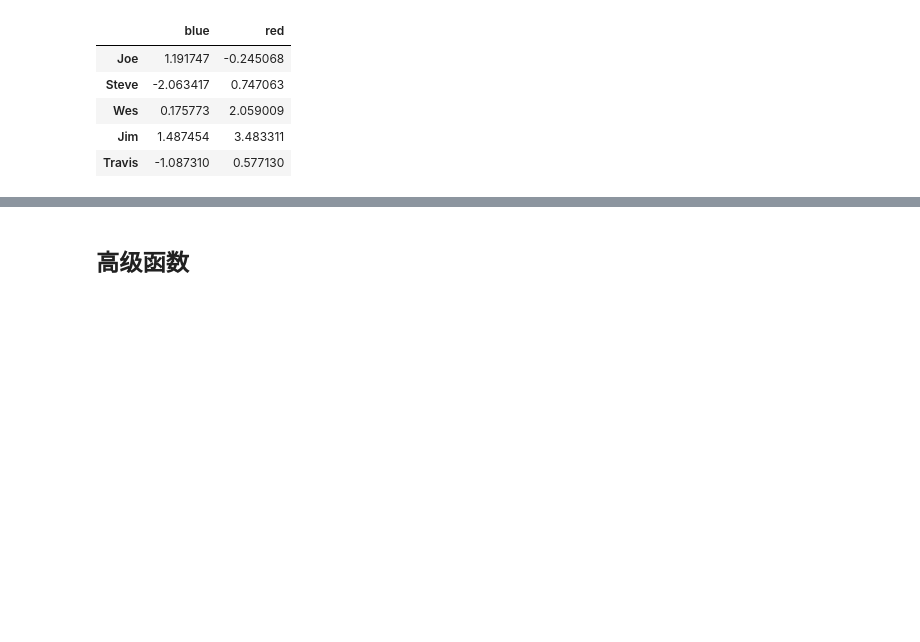
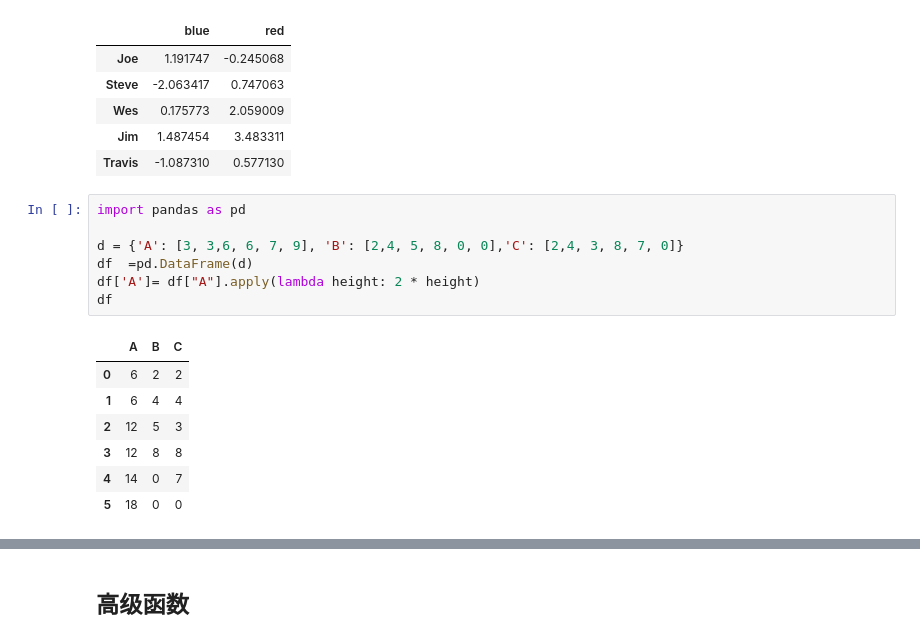
Before and after one commit to shujunge/pandas_tutorial, a Jupyter notebook: pandas_cookbook.ipynb, the cells around one changed output, grey strips where cells are left out. Saved outputs shown, nothing was run; the diff lists cells and outputs as text; blank space fills up the shorter version.

```diff
--- a/pandas_cookbook.ipynb
+++ b/pandas_cookbook.ipynb
@@ -920,3 +933,18 @@ by_column.sum()
 | Wes | 0.175773 | 2.059009 |
 | Jim | 1.487454 | 3.483311 |
 | Travis | -1.087310 | 0.577130 |
+# %%
+import pandas as pd
+
+d = {'A': [3, 3,6, 6, 7, 9], 'B': [2,4, 5, 8, 0, 0],'C': [2,4, 3, 8, 7, 0]}
+df  =pd.DataFrame(d)
+df['A']= df["A"].apply(lambda height: 2 * height)
+df
+# %% [output]
+|  | A | B | C |
+| 0 | 6 | 2 | 2 |
+| 1 | 6 | 4 | 4 |
+| 2 | 12 | 5 | 3 |
+| 3 | 12 | 8 | 8 |
+| 4 | 14 | 0 | 7 |
+| 5 | 18 | 0 | 0 |
```
Also changed, not shown: parts of 17 cells of this notebook, 1 other file.
